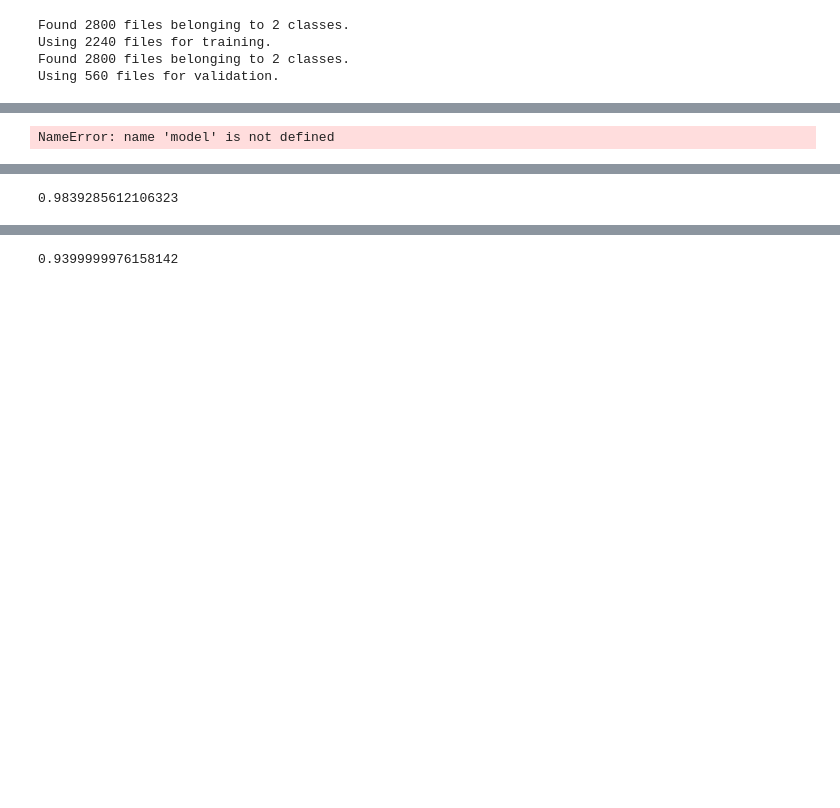
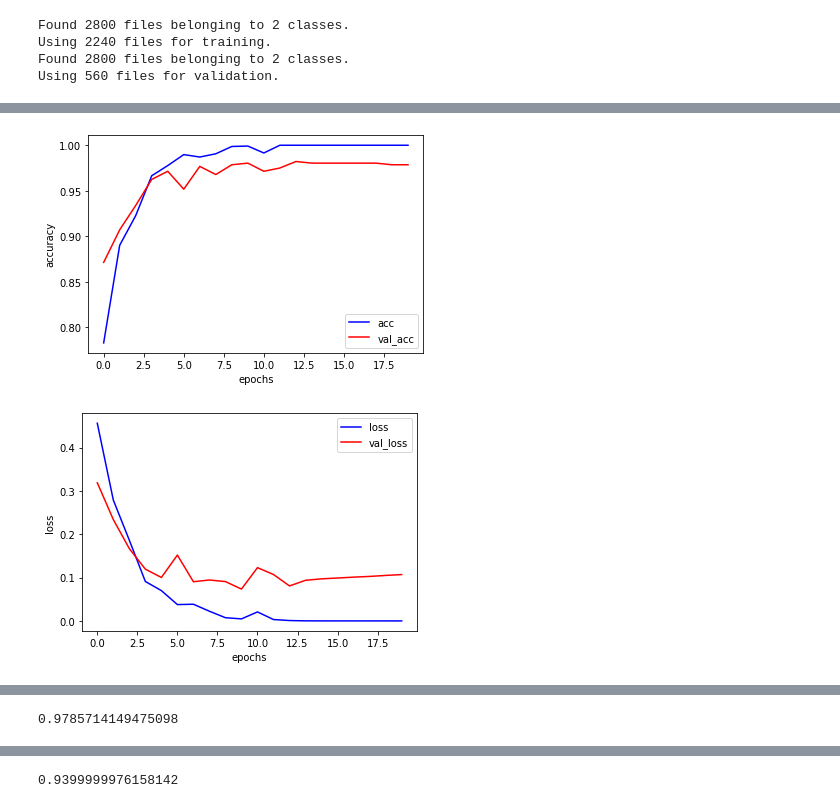
Before and after one commit to justinwiel/vision, a Jupyter notebook: code/eindopdrachtVISN_1.ipynb, the cells around one changed output, grey strips where cells are left out. Cells and saved outputs as stored; diff of their text form; code cells hidden in the pictures; blank space fills up the shorter version.

```diff
--- a/code/eindopdrachtVISN_1.ipynb
+++ b/code/eindopdrachtVISN_1.ipynb
@@ -48,6 +48,7 @@ model = tf.keras.Sequential([
   tf.keras.layers.Conv2D(32, 3, activation='relu'),
   tf.keras.layers.Flatten(),
   tf.keras.layers.Dense(128, activation='relu'),
+  tf.keras.layers.Dense(64, activation='relu'),
   tf.keras.layers.Dense(2)
 ])
 
@@ -56,6 +57,6 @@ model.compile(
   loss=tf.losses.SparseCategoricalCrossentropy(from_logits=True),
   metrics=['accuracy'])
 # %%
-model.fit(train_ds, epochs=20,validation_data= vals_ds)
+hist = model.fit(train_ds, epochs=20,validation_data= vals_ds)
 # %% [output]
 Epoch 1/20
@@ -79,4 +79,17 @@ Epoch 20/20
-# %%
-test_loss, test_acc = model.evaluate(vals_ds, verbose=2)
-# %% [output]
-NameError: name 'model' is not defined
+# %%
+plt.plot(hist.history["accuracy"],color = "blue")
+plt.plot(hist.history["val_accuracy"],color = "red")
+plt.ylabel("accuracy")
+plt.xlabel("epochs")
+plt.legend(["acc", "val_acc"])
+plt.show()
+plt.plot(hist.history["loss"],color = "blue")
+plt.plot(hist.history["val_loss"],color = "red")
+plt.ylabel("loss")
+plt.xlabel("epochs")
+plt.legend(["loss", "val_loss"])
+plt.show()
+test_loss, test_acc = model.evaluate(vals_ds, verbose=2)
+# %% [output]
+[figure, added]
+[figure, added]
@@ -83,6 +97,6 @@ NameError: name 'model' is not defined
 # %%
 print(test_acc)
 # %% [output]
-0.9839285612106323
+0.9785714149475098
 # %%
 test_dir = "..\\test"
```
Also changed, not shown: parts of 5 cells of this notebook, 3 other files.
